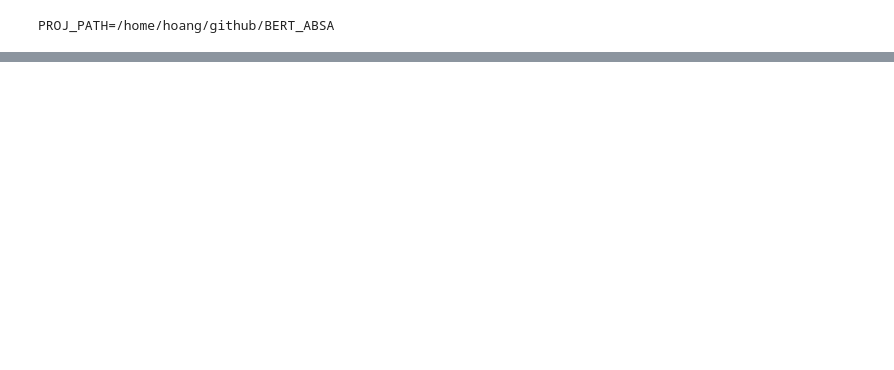
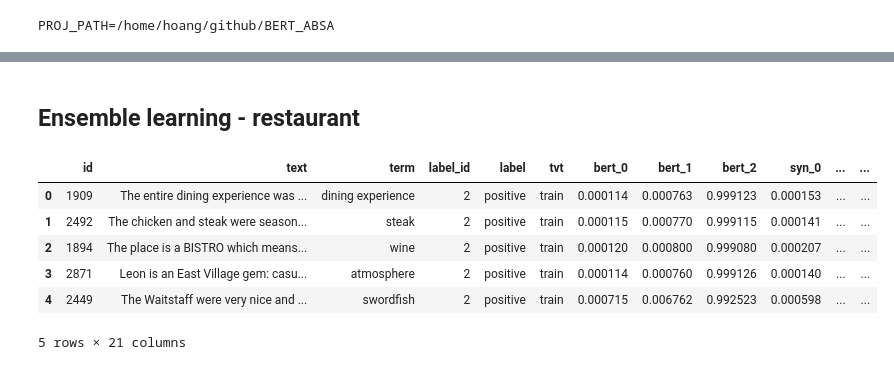
Before and after one commit to hoangntc/BERT_ABSA, a Jupyter notebook: experiment/4_ensemble.ipynb, the cells around one changed output, grey strips where cells are left out. Drawn from its saved outputs; the diff is of its cells as text; code cells hidden in the pictures; blank space fills up the shorter version.

Commit message:
train

```diff
--- a/experiment/4_ensemble.ipynb
+++ b/experiment/4_ensemble.ipynb
@@ -61,11 +38,0 @@ def get_pred_label(x):
-# %%
-df = pd.read_csv('../output/bert_laptop.csv')
-labelid2str = {0: 'positive', 1: 'negative', 2: 'neutral'}
-labelid2str_ordinal = {0: 'negative', 1: 'neutral', 2: 'positive'}
-df['label_id_ordinal'] = df['label'].map({j:i for i,j in labelid2str_ordinal.items()})
-df['pred_label'] = df[['pred_0', 'pred_1', 'pred_2']].apply(get_pred_label, axis=1)
-df['pred_id'] = df['pred_label'].map({j:i for i,j in labelid2str.items()})
-df['pred_id_ordinal'] = df['pred_label'].map({j:i for i,j in labelid2str_ordinal.items()})
-df['tokens'] = df['text'].apply(tokenization)
-df['text_length'] = df['tokens'].apply(lambda x: len(x))
-df['length_group'] = df['text_length'].apply(bucketize)
@@ -423,0 +403,14 @@ n_features n_train n_val n_test n_tree mse_train corr_train mse_val corr_val mse
+# %% [markdown]
+## Ensemble learning - restaurant
+# %%
+labelid2str = {0: 'negative', 1: 'neutral', 2: 'positive'}
+df = read_base_prediction()
+df.head()
+# %% [output]
+|  | id | text | term | label_id | label | tvt | bert_0 | bert_1 | bert_2 | syn_0 | ... | ... |
+| 0 | 1909 | The entire dining experience was ... | dining experience | 2 | positive | train | 0.000114 | 0.000763 | 0.999123 | 0.000153 | ... | ... |
+| 1 | 2492 | The chicken and steak were season... | steak | 2 | positive | train | 0.000115 | 0.000770 | 0.999115 | 0.000141 | ... | ... |
+| 2 | 1894 | The place is a BISTRO which means... | wine | 2 | positive | train | 0.000120 | 0.000800 | 0.999080 | 0.000207 | ... | ... |
+| 3 | 2871 | Leon is an East Village gem: casu... | atmosphere | 2 | positive | train | 0.000114 | 0.000760 | 0.999126 | 0.000140 | ... | ... |
+| 4 | 2449 | The Waitstaff were very nice and ... | swordfish | 2 | positive | train | 0.000715 | 0.006762 | 0.992523 | 0.000598 | ... | ... |
+5 rows × 21 columns
```
Also changed, not shown: parts of 36 cells of this notebook, 23 other files.
